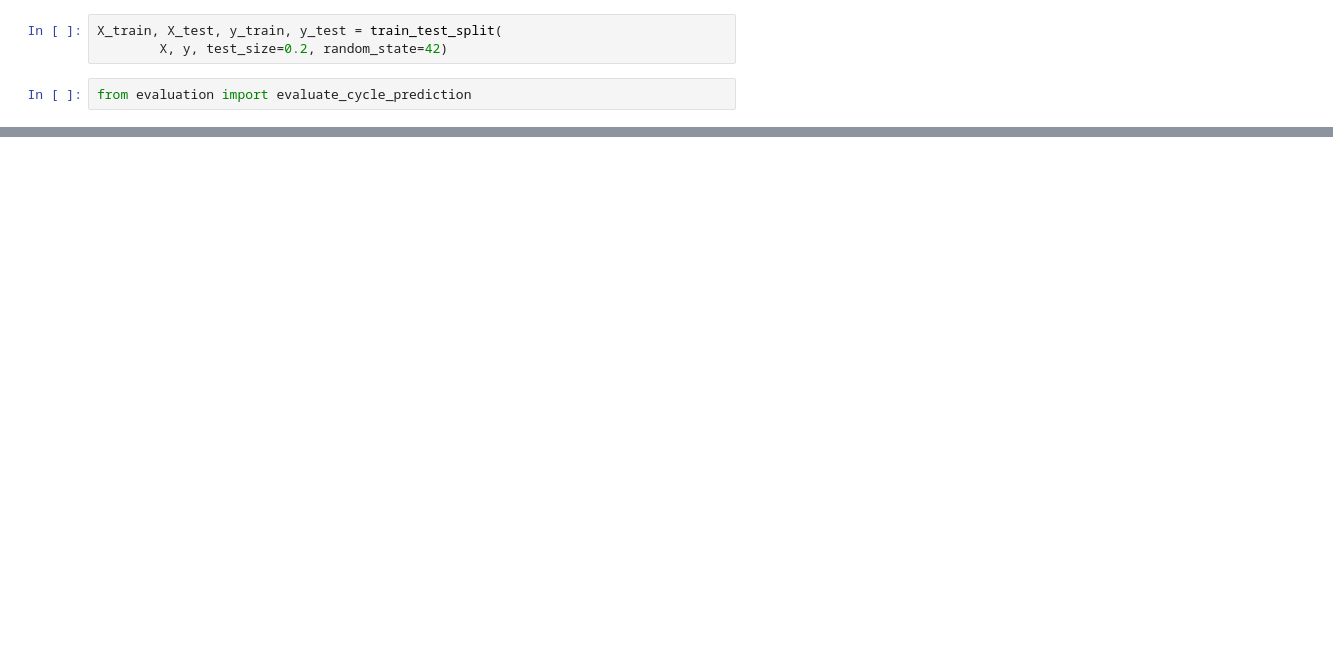
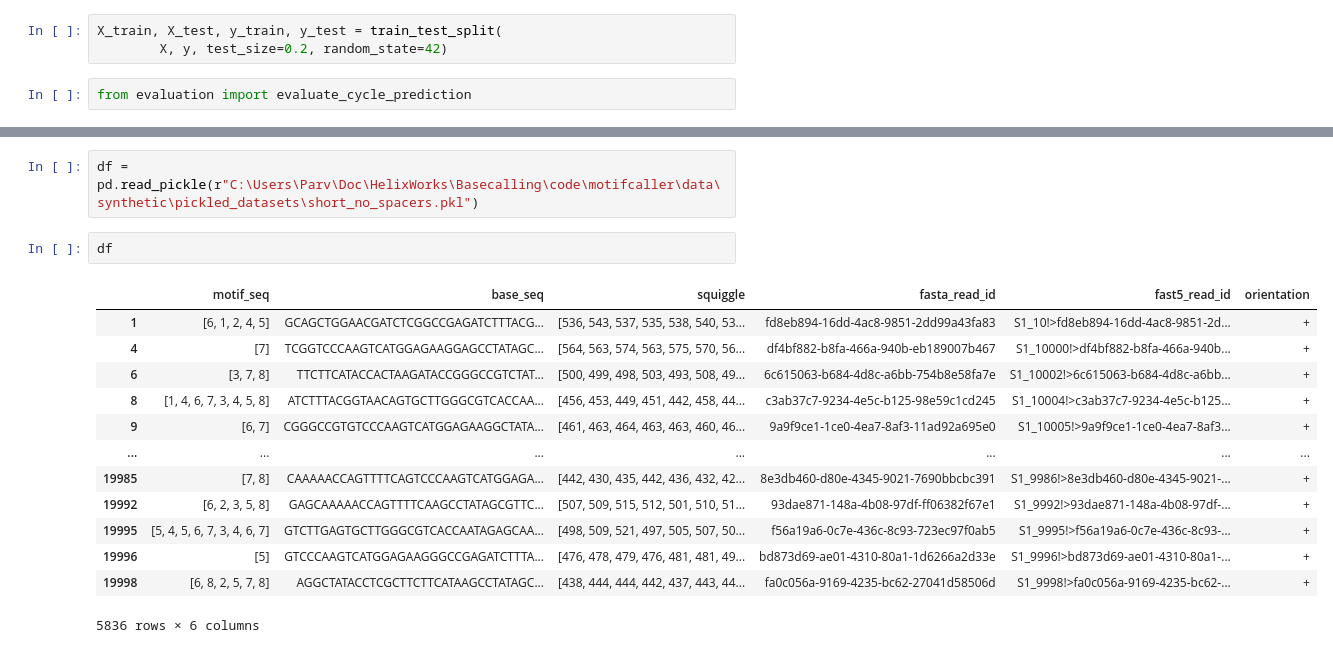
Before and after one commit to Parvfect/MotifCaller, a Jupyter notebook: synthetic_evaluation.ipynb, the cells around one changed output, grey strips where cells are left out. Saved outputs shown, nothing was run; the diff lists cells and outputs as text; blank space fills up the shorter version.

```diff
--- a/synthetic_evaluation.ipynb
+++ b/synthetic_evaluation.ipynb
@@ -189,0 +214,18 @@ for x, y in tqdm(zip(X_test, y_test), total=len(X_test)):
+# %%
+df = pd.read_pickle(r"C:\Users\Parv\Doc\HelixWorks\Basecalling\code\motifcaller\data\synthetic\pickled_datasets\short_no_spacers.pkl")
+# %%
+df
+# %% [output]
+|  | motif_seq | base_seq | squiggle | fasta_read_id | fast5_read_id | orientation |
+| 1 | [6, 1, 2, 4, 5] | GCAGCTGGAACGATCTCGGCCGAGATCTTTACG... | [536, 543, 537, 535, 538, 540, 53... | fd8eb894-16dd-4ac8-9851-2dd99a43fa83 | S1_10!>fd8eb894-16dd-4ac8-9851-2d... | + |
+| 4 | [7] | TCGGTCCCAAGTCATGGAGAAGGAGCCTATAGC... | [564, 563, 574, 563, 575, 570, 56... | df4bf882-b8fa-466a-940b-eb189007b467 | S1_10000!>df4bf882-b8fa-466a-940b... | + |
+| 6 | [3, 7, 8] | TTCTTCATACCACTAAGATACCGGGCCGTCTAT... | [500, 499, 498, 503, 493, 508, 49... | 6c615063-b684-4d8c-a6bb-754b8e58fa7e | S1_10002!>6c615063-b684-4d8c-a6bb... | + |
+| 8 | [1, 4, 6, 7, 3, 4, 5, 8] | ATCTTTACGGTAACAGTGCTTGGGCGTCACCAA... | [456, 453, 449, 451, 442, 458, 44... | c3ab37c7-9234-4e5c-b125-98e59c1cd245 | S1_10004!>c3ab37c7-9234-4e5c-b125... | + |
+| 9 | [6, 7] | CGGGCCGTGTCCCAAGTCATGGAGAAGGCTATA... | [461, 463, 464, 463, 463, 460, 46... | 9a9f9ce1-1ce0-4ea7-8af3-11ad92a695e0 | S1_10005!>9a9f9ce1-1ce0-4ea7-8af3... | + |
+| ... | ... | ... | ... | ... | ... | ... |
+| 19985 | [7, 8] | CAAAAACCAGTTTTCAGTCCCAAGTCATGGAGA... | [442, 430, 435, 442, 436, 432, 42... | 8e3db460-d80e-4345-9021-7690bbcbc391 | S1_9986!>8e3db460-d80e-4345-9021-... | + |
+| 19992 | [6, 2, 3, 5, 8] | GAGCAAAAACCAGTTTTCAAGCCTATAGCGTTC... | [507, 509, 515, 512, 501, 510, 51... | 93dae871-148a-4b08-97df-ff06382f67e1 | S1_9992!>93dae871-148a-4b08-97df-... | + |
+| 19995 | [5, 4, 5, 6, 7, 3, 4, 6, 7] | GTCTTGAGTGCTTGGGCGTCACCAATAGAGCAA... | [498, 509, 521, 497, 505, 507, 50... | f56a19a6-0c7e-436c-8c93-723ec97f0ab5 | S1_9995!>f56a19a6-0c7e-436c-8c93-... | + |
+| 19996 | [5] | GTCCCAAGTCATGGAGAAGGGCCGAGATCTTTA... | [476, 478, 479, 476, 481, 481, 49... | bd873d69-ae01-4310-80a1-1d6266a2d33e | S1_9996!>bd873d69-ae01-4310-80a1-... | + |
+| 19998 | [6, 8, 2, 5, 7, 8] | AGGCTATACCTCGCTTCTTCATAAGCCTATAGC... | [438, 444, 444, 442, 437, 443, 44... | fa0c056a-9169-4235-bc62-27041d58506d | S1_9998!>fa0c056a-9169-4235-bc62-... | + |
+5836 rows × 6 columns
```
Also changed, not shown: parts of 18 cells of this notebook, 12 other files.
